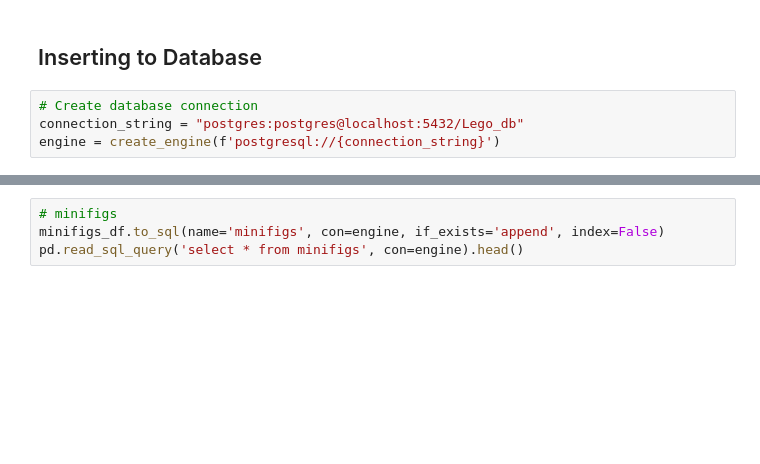
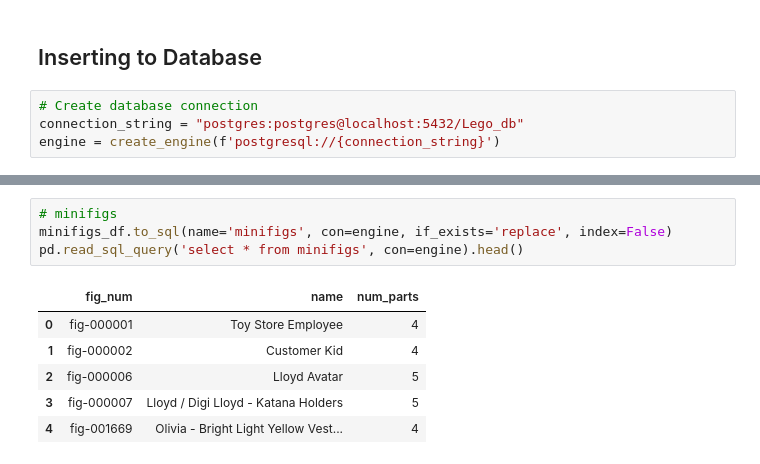
Before and after one commit to Supasyl/ETL_project, a Jupyter notebook: ETL_Pandas.ipynb, the cells around one changed output, grey strips where cells are left out. Cells and saved outputs as stored; diff of their text form; blank space fills up the shorter version.

```diff
--- a/ETL_Pandas.ipynb
+++ b/ETL_Pandas.ipynb
@@ -355,6 +392,13 @@ pd.read_sql_query('select * from parts_category', con=engine).head()
 # %%
 # minifigs
-minifigs_df.to_sql(name='minifigs', con=engine, if_exists='append', index=False)
+minifigs_df.to_sql(name='minifigs', con=engine, if_exists='replace', index=False)
 pd.read_sql_query('select * from minifigs', con=engine).head()
+# %% [output]
+|  | fig_num | name | num_parts |
+| 0 | fig-000001 | Toy Store Employee | 4 |
+| 1 | fig-000002 | Customer Kid | 4 |
+| 2 | fig-000006 | Lloyd Avatar | 5 |
+| 3 | fig-000007 | Lloyd / Digi Lloyd - Katana Holders | 5 |
+| 4 | fig-001669 | Olivia - Bright Light Yellow Vest... | 4 |
 # %%
 # Use pandas to load csv converted DataFrames into database
```
Also changed, not shown: parts of 13 cells of this notebook, 24 other files.
